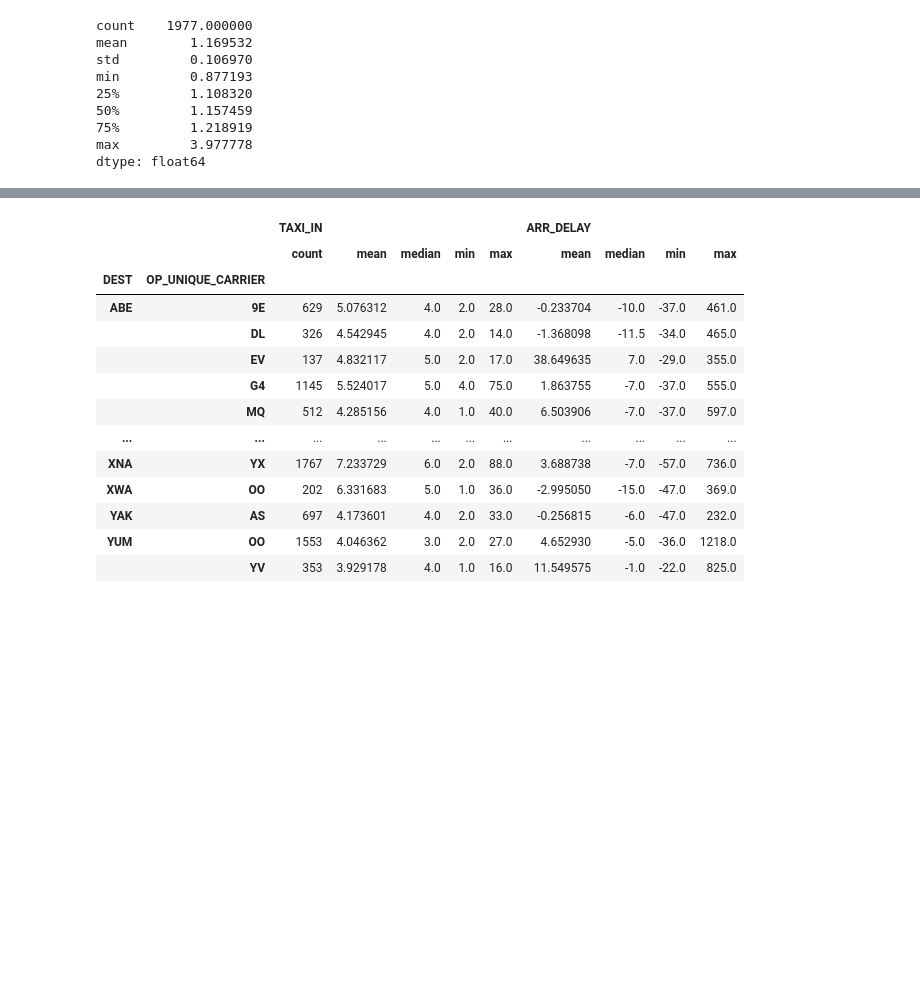
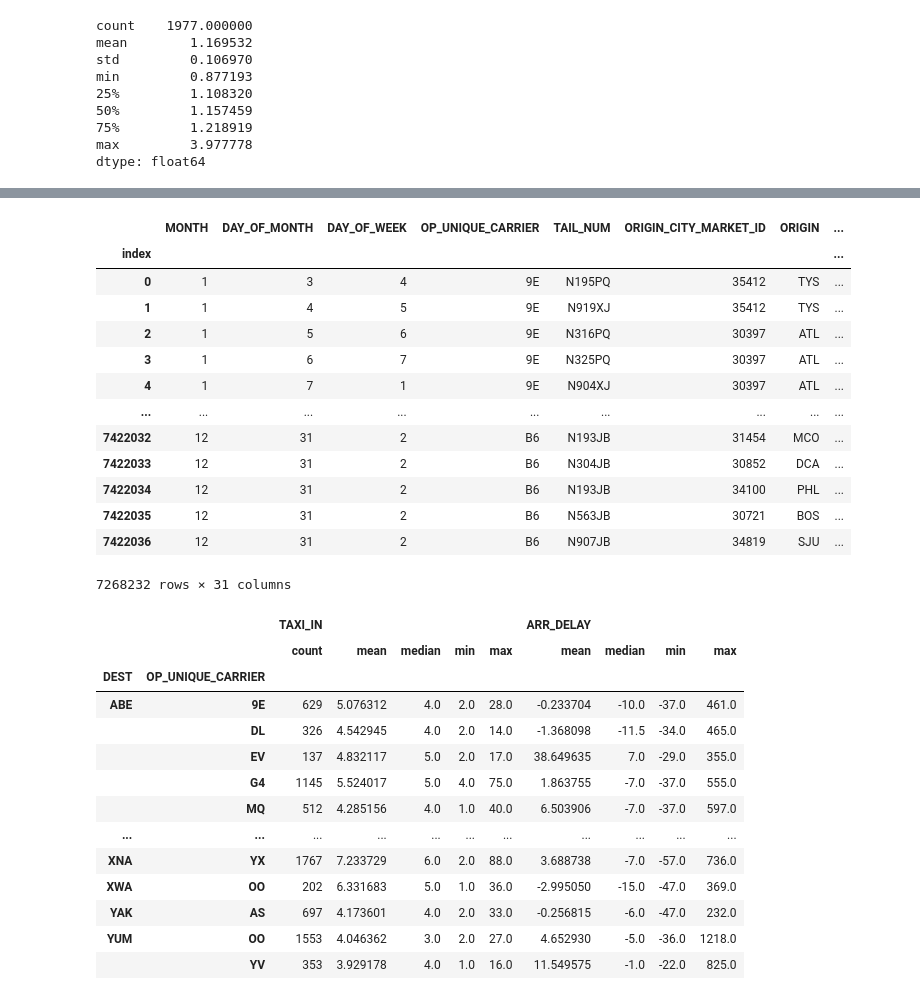
Before and after one commit to malonsol/TFM_KSchool, a Jupyter notebook: EDA/DELAY/AL_OTP_MVP_Preprocessing.ipynb, the cells around one changed output, grey strips where cells are left out. Saved outputs shown, nothing was run; the diff lists cells and outputs as text; code cells hidden in the pictures; blank space fills up the shorter version.

```diff
--- a/EDA/DELAY/AL_OTP_MVP_Preprocessing.ipynb
+++ b/EDA/DELAY/AL_OTP_MVP_Preprocessing.ipynb
@@ -660,0 +655,7 @@ Wall time: 38min 12s
+# %%
+%%time
+# As the solution in the cell above (in 'Raw NBConvert' format) takes so long, an incredibly faster approach is addressed:
+aux = df.groupby(['ORIGIN', 'OP_UNIQUE_CARRIER'], as_index=False)[['TAXI_OUT']].median()
+df = df.reset_index().merge(aux, how='inner', on=['ORIGIN', 'OP_UNIQUE_CARRIER'], suffixes=(None,'_median')).set_index('index').sort_index()
+df
+# %% [output]
@@ -661,3 +663,17 @@ Wall time: 38min 12s
+|  | MONTH | DAY_OF_MONTH | DAY_OF_WEEK | OP_UNIQUE_CARRIER | TAIL_NUM | ORIGIN_CITY_MARKET_ID | ORIGIN | ... |
+| index |  |  |  |  |  |  |  | ... |
+| 0 | 1 | 3 | 4 | 9E | N195PQ | 35412 | TYS | ... |
+| 1 | 1 | 4 | 5 | 9E | N919XJ | 35412 | TYS | ... |
+| 2 | 1 | 5 | 6 | 9E | N316PQ | 30397 | ATL | ... |
+| 3 | 1 | 6 | 7 | 9E | N325PQ | 30397 | ATL | ... |
+| 4 | 1 | 7 | 1 | 9E | N904XJ | 30397 | ATL | ... |
+| ... | ... | ... | ... | ... | ... | ... | ... | ... |
+| 7422032 | 12 | 31 | 2 | B6 | N193JB | 31454 | MCO | ... |
+| 7422033 | 12 | 31 | 2 | B6 | N304JB | 30852 | DCA | ... |
+| 7422034 | 12 | 31 | 2 | B6 | N193JB | 34100 | PHL | ... |
+| 7422035 | 12 | 31 | 2 | B6 | N563JB | 30721 | BOS | ... |
+| 7422036 | 12 | 31 | 2 | B6 | N907JB | 34819 | SJU | ... |
+7268232 rows × 31 columns
 # %%
 # Similarly to what happens with 'TAXI_OUT', 'TAXI_IN' time is not an input, (unpredictable actual value in advance).
 # However, the Arrival times dynamic follow the same commonalities as assumed for Departure.
```
Also changed, not shown: parts of 20 cells of this notebook, 1 other file.
